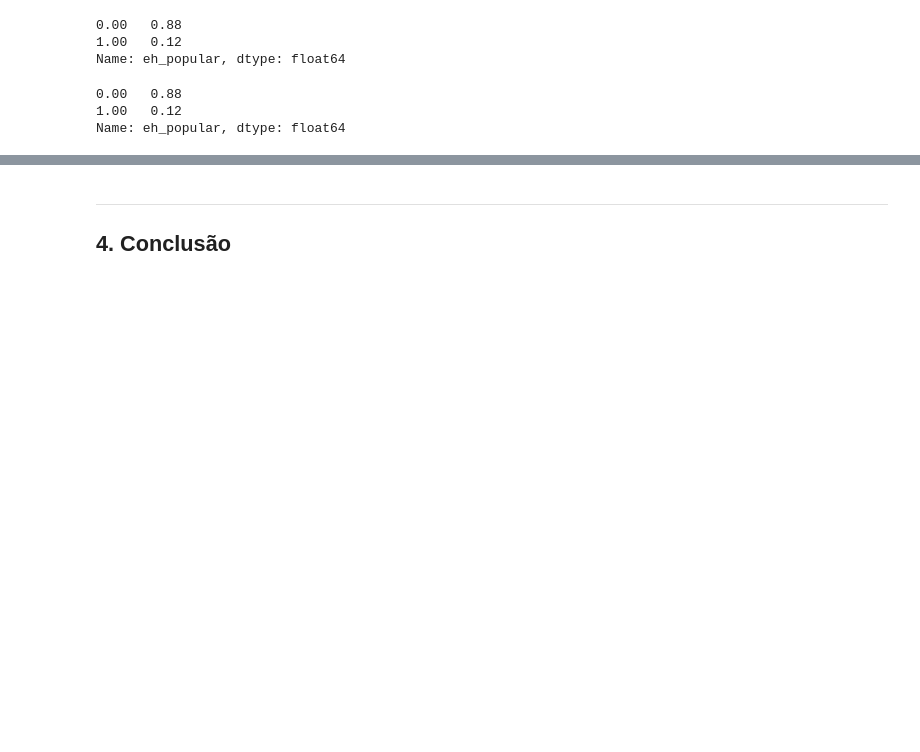
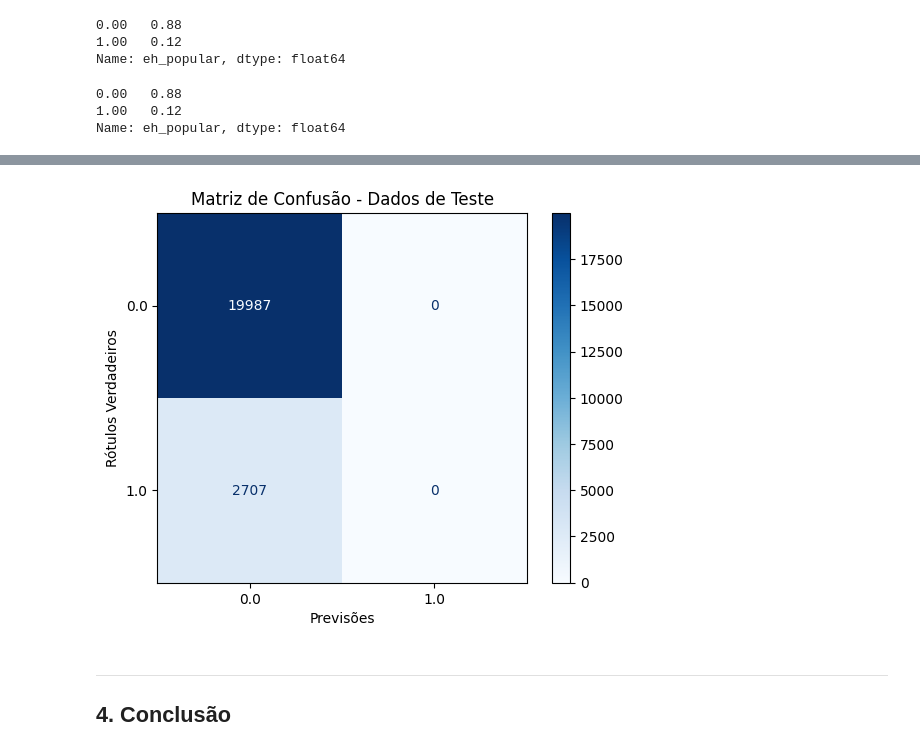
Before and after one commit to leosimoes/Alura-7DaysOfCode-Dados, a Jupyter notebook: Machine-Learning/Spotify.ipynb, the cells around one changed output, grey strips where cells are left out. Drawn from its saved outputs; the diff is of its cells as text; code cells hidden in the pictures; blank space fills up the shorter version.

```diff
--- a/Machine-Learning/Spotify.ipynb
+++ b/Machine-Learning/Spotify.ipynb
@@ -351,3 +438,7 @@ Name: eh_popular, dtype: float64
+# %%
+plot_confusion_matrix_lr(modelo_base, X_test, y_test, titulo_compl=' - Dados de Teste')
+# %% [output]
+[figure, added]
 # %% [markdown]
 ---
 <a id='conclusion'></a>
```
Also changed, not shown: parts of 14 cells of this notebook, 1 other file.
